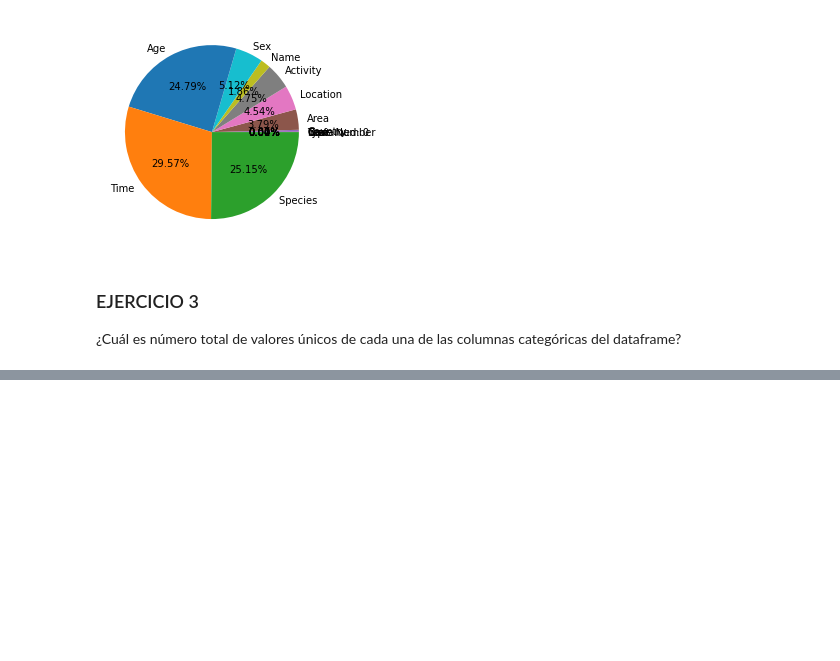
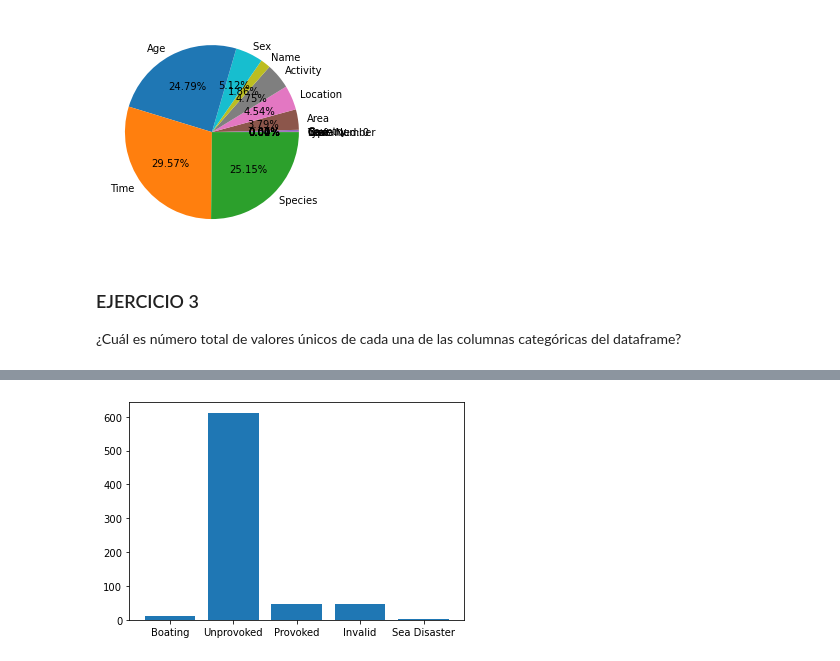
Before and after one commit to Adalab/DA-promo-A-module-2-pairprog-1-pair-3-Alicia-Olivia, a Jupyter notebook: VISUALIZACION/pair_programming_visualizacion1.ipynb, the cells around one changed output, grey strips where cells are left out. Cells and saved outputs as stored; diff of their text form; code cells hidden in the pictures; blank space fills up the shorter version.

```diff
--- a/VISUALIZACION/pair_programming_visualizacion1.ipynb
+++ b/VISUALIZACION/pair_programming_visualizacion1.ipynb
@@ -81,0 +132,13 @@ AttributeError: 'DataFrame' object has no attribute 'unique'
+# %%
+filtro_USA2 = lectura_attacks_copia[lectura_attacks_copia['Country'] == 'USA']
+tipo = lectura_attacks_copia['Type'].unique()
+
+y2=[]
+for filtro in range(len(tipo)):
+    filtro2 = filtro_USA2[filtro_USA2['Type'] == tipo[filtro]]
+    y2.append(filtro2.shape[0])
+
+plt.bar(tipo, y2)
+plt.show()
+# %% [output]
+[figure, added]
```
Also changed, not shown: parts of 12 cells of this notebook.
